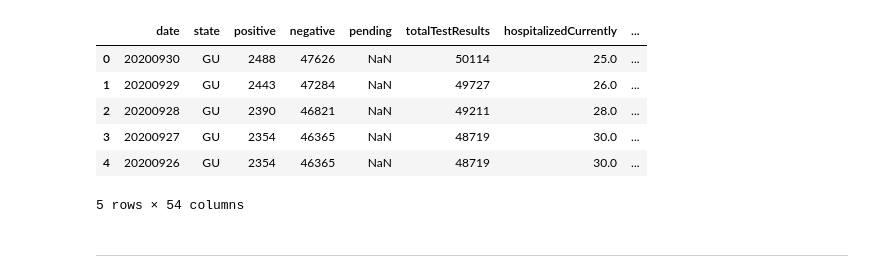
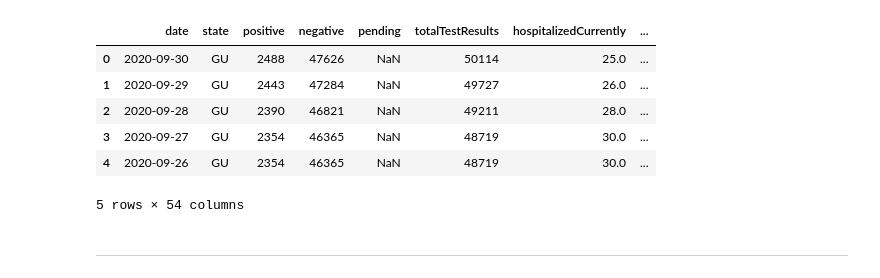
Before and after one commit to mandoiwanaga/guam_covid_analysis, a Jupyter notebook: eda.ipynb, the cells around one changed output. Drawn from its saved outputs; the diff is of its cells as text; code cells hidden in the pictures.

```diff
--- a/eda.ipynb
+++ b/eda.ipynb
@@ -3,15 +3,15 @@ import pandas as pd
 import matplotlib.pyplot as plt
 # %%
 url = 'https://api.covidtracking.com/v1/states/gu/daily.csv'
-df = pd.read_csv(url)
+df = pd.read_csv(url, parse_dates=['date'])
 df.head()
 # %% [output]
 |  | date | state | positive | negative | pending | totalTestResults | hospitalizedCurrently | ... |
-| 0 | 20200930 | GU | 2488 | 47626 | NaN | 50114 | 25.0 | ... |
-| 1 | 20200929 | GU | 2443 | 47284 | NaN | 49727 | 26.0 | ... |
-| 2 | 20200928 | GU | 2390 | 46821 | NaN | 49211 | 28.0 | ... |
-| 3 | 20200927 | GU | 2354 | 46365 | NaN | 48719 | 30.0 | ... |
-| 4 | 20200926 | GU | 2354 | 46365 | NaN | 48719 | 30.0 | ... |
+| 0 | 2020-09-30 | GU | 2488 | 47626 | NaN | 50114 | 25.0 | ... |
+| 1 | 2020-09-29 | GU | 2443 | 47284 | NaN | 49727 | 26.0 | ... |
+| 2 | 2020-09-28 | GU | 2390 | 46821 | NaN | 49211 | 28.0 | ... |
+| 3 | 2020-09-27 | GU | 2354 | 46365 | NaN | 48719 | 30.0 | ... |
+| 4 | 2020-09-26 | GU | 2354 | 46365 | NaN | 48719 | 30.0 | ... |
 5 rows × 54 columns
 # %% [markdown]
 ---
```
Also changed, not shown: parts of 10 cells of this notebook.
